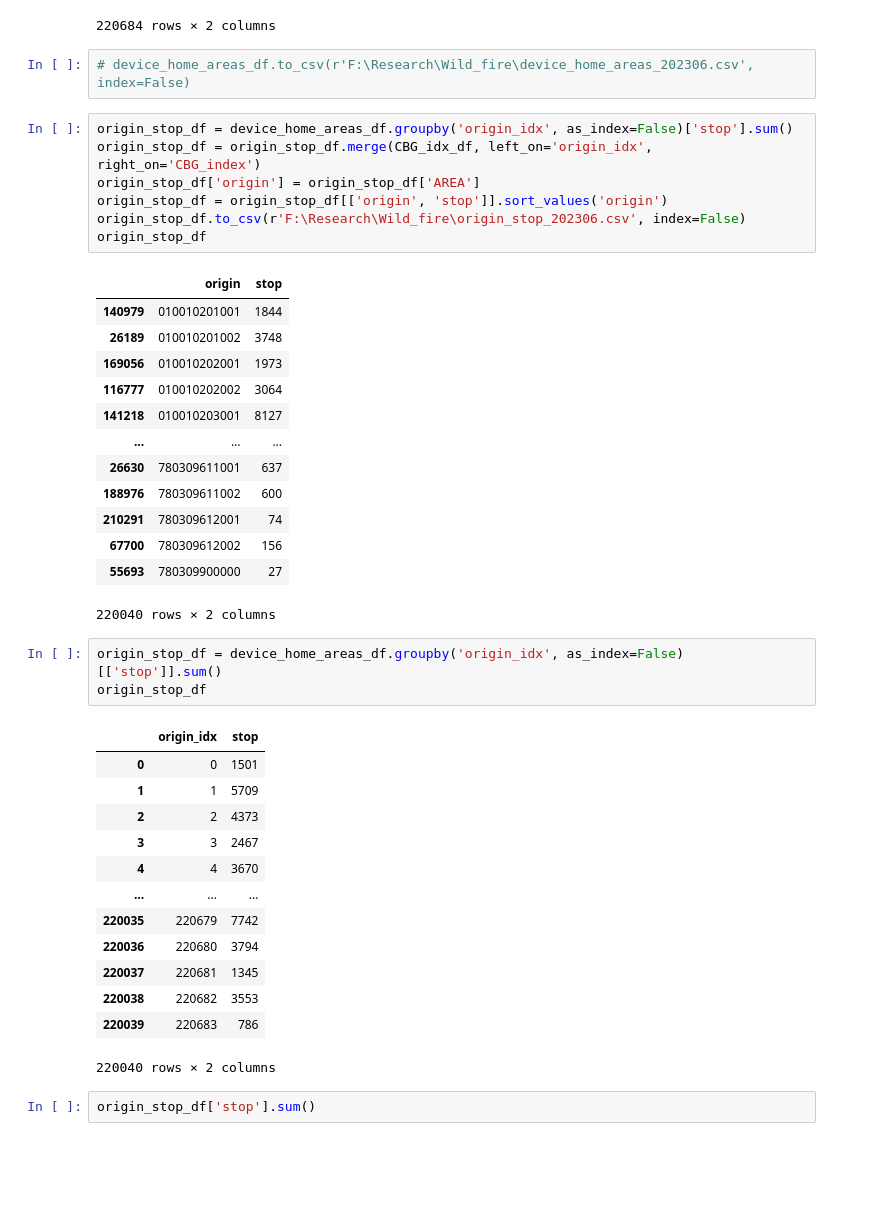
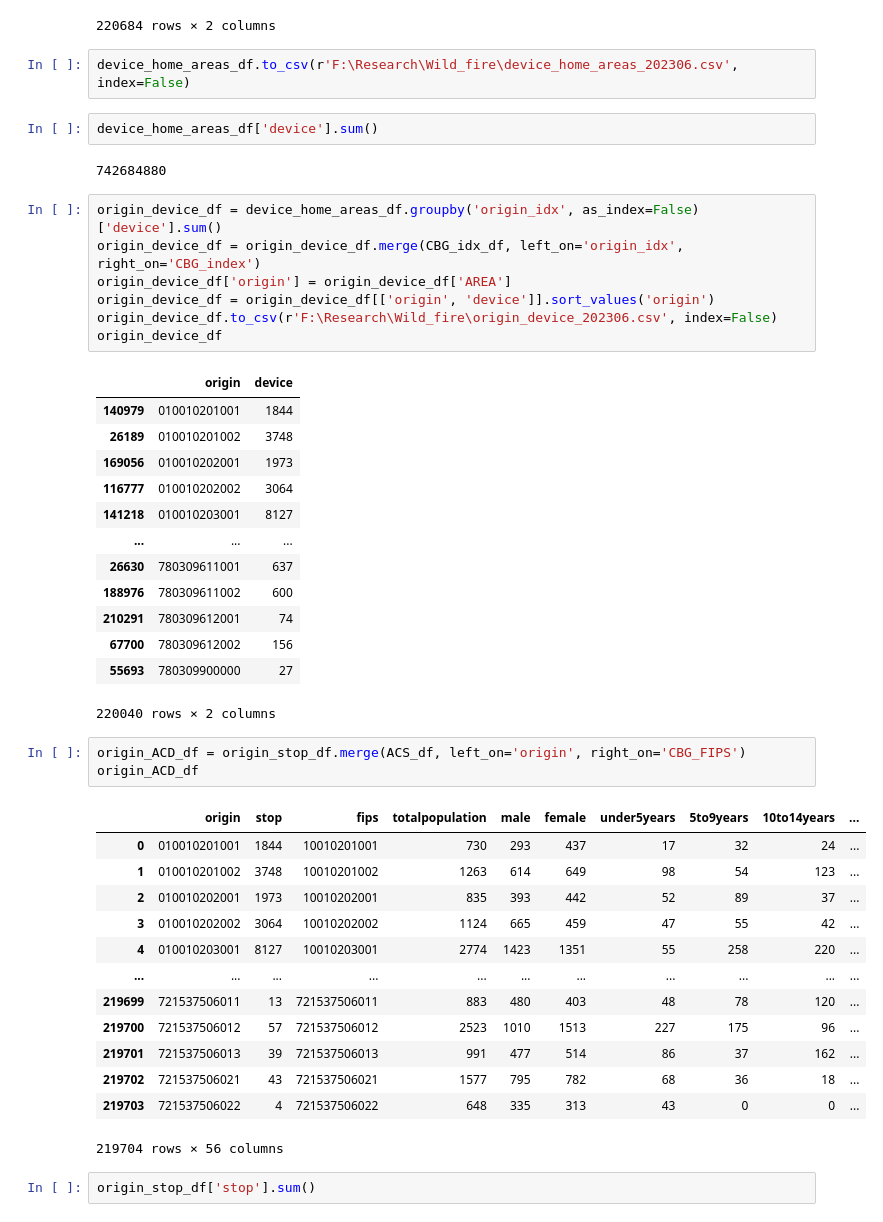
Before and after one commit to gladcolor/hourly_population, a Jupyter notebook: test_module.ipynb, the cells around one changed output. Cells and saved outputs as stored; diff of their text form; blank space fills up the shorter version.

```diff
--- a/test_module.ipynb
+++ b/test_module.ipynb
@@ -182,16 +197,20 @@ CBG_idx_df
 | 220683 | 540879631003 | 220683 |
 220684 rows × 2 columns
 # %%
-# device_home_areas_df.to_csv(r'F:\Research\Wild_fire\device_home_areas_202306.csv', index=False)
+device_home_areas_df.to_csv(r'F:\Research\Wild_fire\device_home_areas_202306.csv', index=False)
+# %%
+device_home_areas_df['device'].sum()
+# %% [output]
+742684880
 # %%
-origin_stop_df = device_home_areas_df.groupby('origin_idx', as_index=False)['stop'].sum()
-origin_stop_df = origin_stop_df.merge(CBG_idx_df, left_on='origin_idx', right_on='CBG_index')
-origin_stop_df['origin'] = origin_stop_df['AREA']
-origin_stop_df = origin_stop_df[['origin', 'stop']].sort_values('origin')
-origin_stop_df.to_csv(r'F:\Research\Wild_fire\origin_stop_202306.csv', index=False)
-origin_stop_df
+origin_device_df = device_home_areas_df.groupby('origin_idx', as_index=False)['device'].sum()
+origin_device_df = origin_device_df.merge(CBG_idx_df, left_on='origin_idx', right_on='CBG_index')
+origin_device_df['origin'] = origin_device_df['AREA']
+origin_device_df = origin_device_df[['origin', 'device']].sort_values('origin')
+origin_device_df.to_csv(r'F:\Research\Wild_fire\origin_device_202306.csv', index=False)
+origin_device_df
 # %% [output]
-|  | origin | stop |
+|  | origin | device |
 | 140979 | 010010201001 | 1844 |
 | 26189 | 010010201002 | 3748 |
 | 169056 | 010010202001 | 1973 |
@@ -205,22 +224,22 @@ origin_stop_df
 | 55693 | 780309900000 | 27 |
 220040 rows × 2 columns
 # %%
-origin_stop_df = device_home_areas_df.groupby('origin_idx', as_index=False)[['stop']].sum()
-origin_stop_df
+origin_ACD_df = origin_stop_df.merge(ACS_df, left_on='origin', right_on='CBG_FIPS')
+origin_ACD_df
 # %% [output]
-|  | origin_idx | stop |
-| 0 | 0 | 1501 |
-| 1 | 1 | 5709 |
-| 2 | 2 | 4373 |
-| 3 | 3 | 2467 |
-| 4 | 4 | 3670 |
-| ... | ... | ... |
-| 220035 | 220679 | 7742 |
-| 220036 | 220680 | 3794 |
-| 220037 | 220681 | 1345 |
-| 220038 | 220682 | 3553 |
-| 220039 | 220683 | 786 |
+|  | origin | stop | fips | totalpopulation | male | female | under5years | 5to9years | 10to14years | ... |
+| 0 | 010010201001 | 1844 | 10010201001 | 730 | 293 | 437 | 17 | 32 | 24 | ... |
+| 1 | 010010201002 | 3748 | 10010201002 | 1263 | 614 | 649 | 98 | 54 | 123 | ... |
+| 2 | 010010202001 | 1973 | 10010202001 | 835 | 393 | 442 | 52 | 89 | 37 | ... |
+| 3 | 010010202002 | 3064 | 10010202002 | 1124 | 665 | 459 | 47 | 55 | 42 | ... |
+| 4 | 010010203001 | 8127 | 10010203001 | 2774 | 1423 | 1351 | 55 | 258 | 220 | ... |
+| ... | ... | ... | ... | ... | ... | ... | ... | ... | ... | ... |
+| 219699 | 721537506011 | 13 | 721537506011 | 883 | 480 | 403 | 48 | 78 | 120 | ... |
+| 219700 | 721537506012 | 57 | 721537506012 | 2523 | 1010 | 1513 | 227 | 175 | 96 | ... |
+| 219701 | 721537506013 | 39 | 721537506013 | 991 | 477 | 514 | 86 | 37 | 162 | ... |
+| 219702 | 721537506021 | 43 | 721537506021 | 1577 | 795 | 782 | 68 | 36 | 18 | ... |
+| 219703 | 721537506022 | 4 | 721537506022 | 648 | 335 | 313 | 43 | 0 | 0 | ... |
-220040 rows × 2 columns
+219704 rows × 56 columns
 # %%
 origin_stop_df['stop'].sum()
 # %% [output]
```
Also changed, not shown: parts of 45 cells of this notebook, 1 other file.
